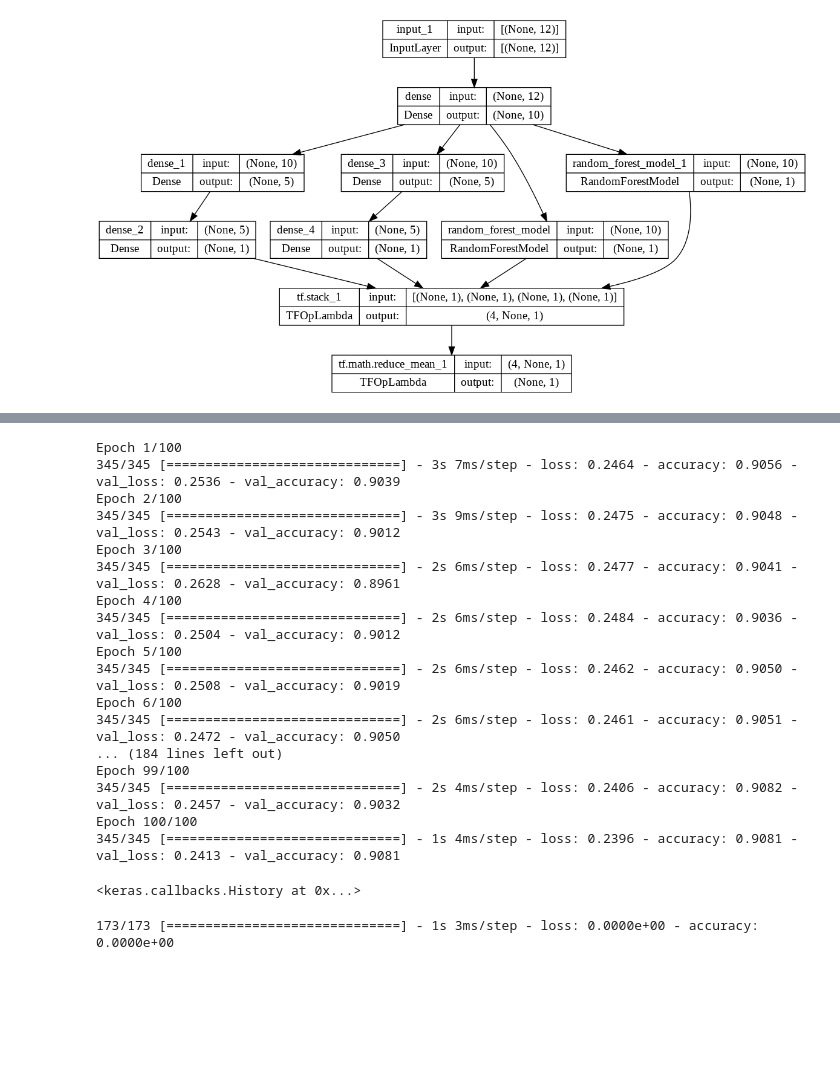
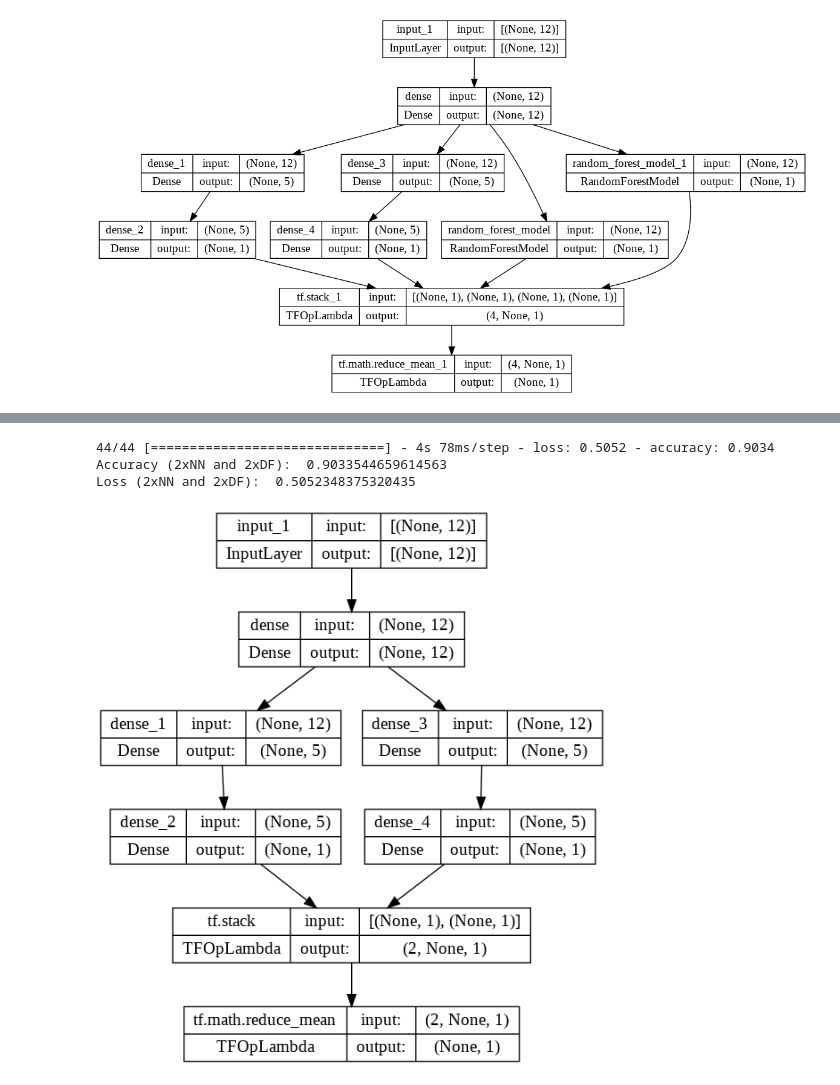
Before and after one commit to Bint7bara/KerasEvaluateModule, a Jupyter notebook: ensemble_keras_binary_classifier_12.ipynb, the cells around one changed output, grey strips where cells are left out. Drawn from its saved outputs; the diff is of its cells as text; code cells hidden in the pictures; blank space fills up the shorter version.

Commit message:
Wrapped dataset with Tf.Data object to fix unregistered input error. Changed node count from 10 to 12.  Added df_only ensemble.

```diff
--- a/ensemble_keras_binary_classifier_12.ipynb
+++ b/ensemble_keras_binary_classifier_12.ipynb
@@ -76,7 +76,7 @@ raw_features = tf.keras.layers.Input(shape=(num_features,))
 # =======
 
 # Common learnable pre-processing
-preprocessor = tf.keras.layers.Dense(10, activation=tf.nn.relu6)
+preprocessor = tf.keras.layers.Dense(12, activation=tf.nn.relu6)
 preprocess_features = preprocessor(raw_features)
 
 # Stage 2
@@ -126,5 +126,18 @@ Use /tmp/tmpn4d0xv5y as temporary training directory
 Warning: The model was called directly (i.e. using `model(data)` instead of using `model.predict(data)`) before being trained. The model will only return zeros until trained. The output shape might ch ...
 WARNING:absl:The model was called directly (i.e. using `model(data)` instead of using `model.predict(data)`) before being trained. The model will only return zeros until trained. The output shape migh ...
+# %%
+def make_tf_dataset(features, labels, batch_size=128, **args):
+  # features, labels = make_dataset(**args)
+  return tf.data.Dataset.from_tensor_slices(
+      (features, labels)).batch(batch_size)
+
+
+num_features = 12
+
+train_dataset = make_tf_dataset(X_train, y_train)
+    # num_examples=2500, num_features=num_features, batch_size=100, seed=1234)
+test_dataset = make_tf_dataset(X_test, y_test)
+    # num_examples=10000, num_features=num_features, batch_size=100, seed=5678)
 # %%
 from keras.utils.vis_utils import plot_model
 
@@ -139,13 +152,12 @@ ensemble_nn_only.compile(
         metrics=["accuracy"])
 
 ensemble_nn_only.fit(
-    X_train,
-    y_train,
-    batch_size=64,
-    epochs=100,
+    train_dataset,
+    batch_size=128,
+    epochs=120,
     # We pass some validation for
     # monitoring validation loss and metrics
     # at the end of each epoch
-    validation_data=(X_test, y_test),
+    validation_data=(test_dataset),
 )
 # %% [output]
@@ -241,41 +283,30 @@ Wall time: 11.7 ms
 # %%
-ensemble_df_only.fit(
-    X_train,
-    y_train,
-    batch_size=64,
-    epochs=100,
+# ensemble_df_only.fit(
+  #  X_train,
+   # y_train,
+    # batch_size=64,
+    # epochs=100,
     # We pass some validation for
     # monitoring validation loss and metrics
     # at the end of each epoch
-    validation_data=(X_test, y_test),
-)
+    # validation_data=(X_test, y_test),
+#)
-# %% [output]
-Epoch 1/100
-345/345 [==============================] - 3s 7ms/step - loss: 0.2464 - accuracy: 0.9056 - val_loss: 0.2536 - val_accuracy: 0.9039
-Epoch 2/100
-345/345 [==============================] - 3s 9ms/step - loss: 0.2475 - accuracy: 0.9048 - val_loss: 0.2543 - val_accuracy: 0.9012
-Epoch 3/100
-345/345 [==============================] - 2s 6ms/step - loss: 0.2477 - accuracy: 0.9041 - val_loss: 0.2628 - val_accuracy: 0.8961
-Epoch 4/100
-345/345 [==============================] - 2s 6ms/step - loss: 0.2484 - accuracy: 0.9036 - val_loss: 0.2504 - val_accuracy: 0.9012
-Epoch 5/100
-345/345 [==============================] - 2s 6ms/step - loss: 0.2462 - accuracy: 0.9050 - val_loss: 0.2508 - val_accuracy: 0.9019
-Epoch 6/100
-345/345 [==============================] - 2s 6ms/step - loss: 0.2461 - accuracy: 0.9051 - val_loss: 0.2472 - val_accuracy: 0.9050
-... (184 lines left out)
-Epoch 99/100
-345/345 [==============================] - 2s 4ms/step - loss: 0.2406 - accuracy: 0.9082 - val_loss: 0.2457 - val_accuracy: 0.9032
-Epoch 100/100
-345/345 [==============================] - 1s 4ms/step - loss: 0.2396 - accuracy: 0.9081 - val_loss: 0.2413 - val_accuracy: 0.9081
-<keras.callbacks.History at 0x...>
 # %%
 #ensemble_nn_and_df.compile(
 #    loss=tf.keras.losses.BinaryCrossentropy(), metrics=["accuracy"])
 
 
-evaluation_df_only = ensemble_df_only.evaluate(X_test)
+evaluation_df_only = ensemble_df_only.evaluate(test_dataset, return_dict=True)
 
-#print("Accuracy (2xNN and 2xDF): ", evaluation_df_only["accuracy"])
-#print("Loss (2xNN and 2xDF): ", evaluation_df_only["loss"])
+print("Accuracy (2xNN and 2xDF): ", evaluation_df_only["accuracy"])
+print("Loss (2xNN and 2xDF): ", evaluation_df_only["loss"])
 # %% [output]
-173/173 [==============================] - 1s 3ms/step - loss: 0.0000e+00 - accuracy: 0.0000e+00
+44/44 [==============================] - 4s 78ms/step - loss: 0.5052 - accuracy: 0.9034
+Accuracy (2xNN and 2xDF):  0.9033544659614563
+Loss (2xNN and 2xDF):  0.5052348375320435
+# %%
+from keras.utils.vis_utils import plot_model
+
+plot_model(ensemble_nn_only, to_file="/tmp/model-nn-only.png", show_shapes=True)
+# %% [output]
+[figure, added]
```
Also changed, not shown: parts of 17 cells of this notebook.
